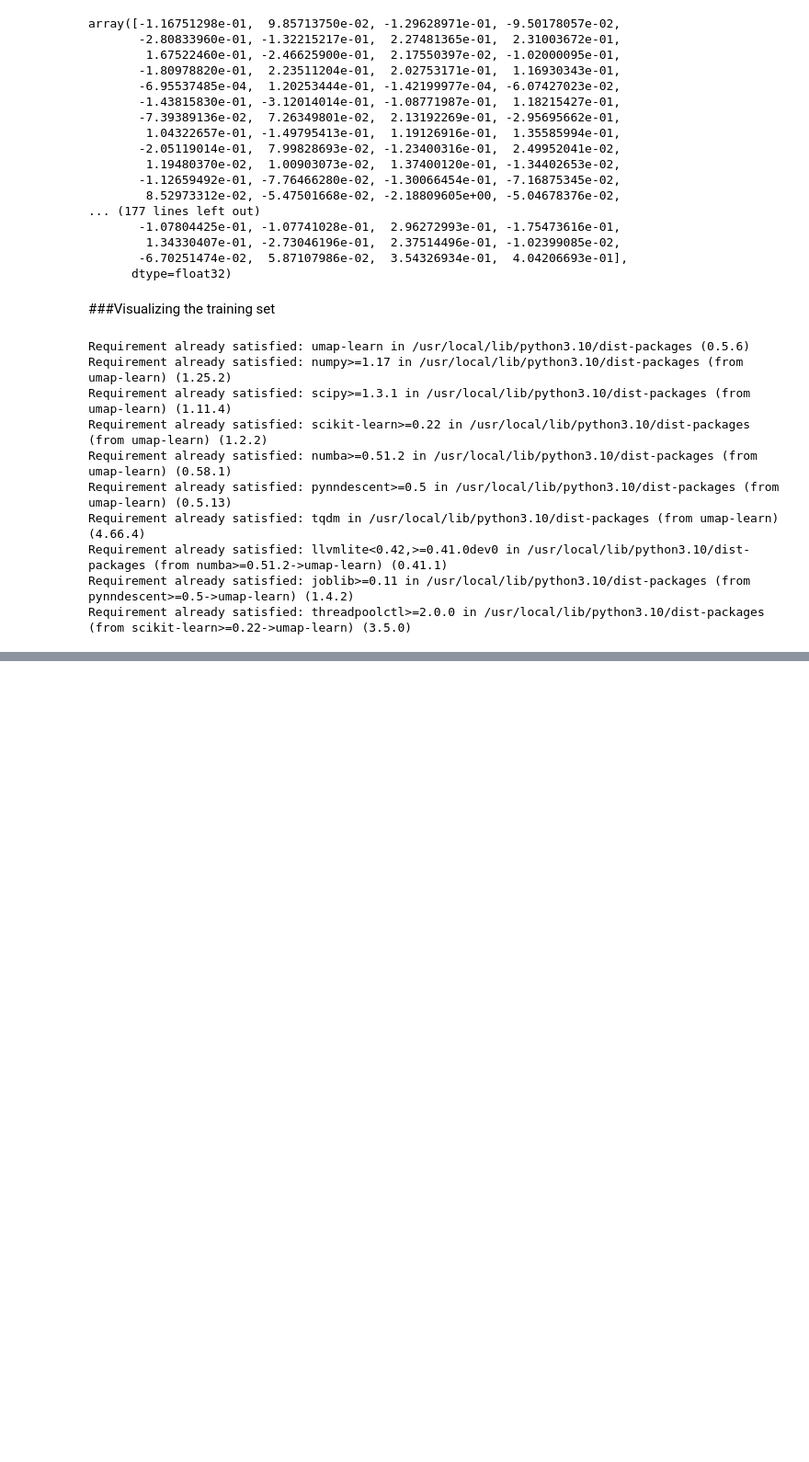
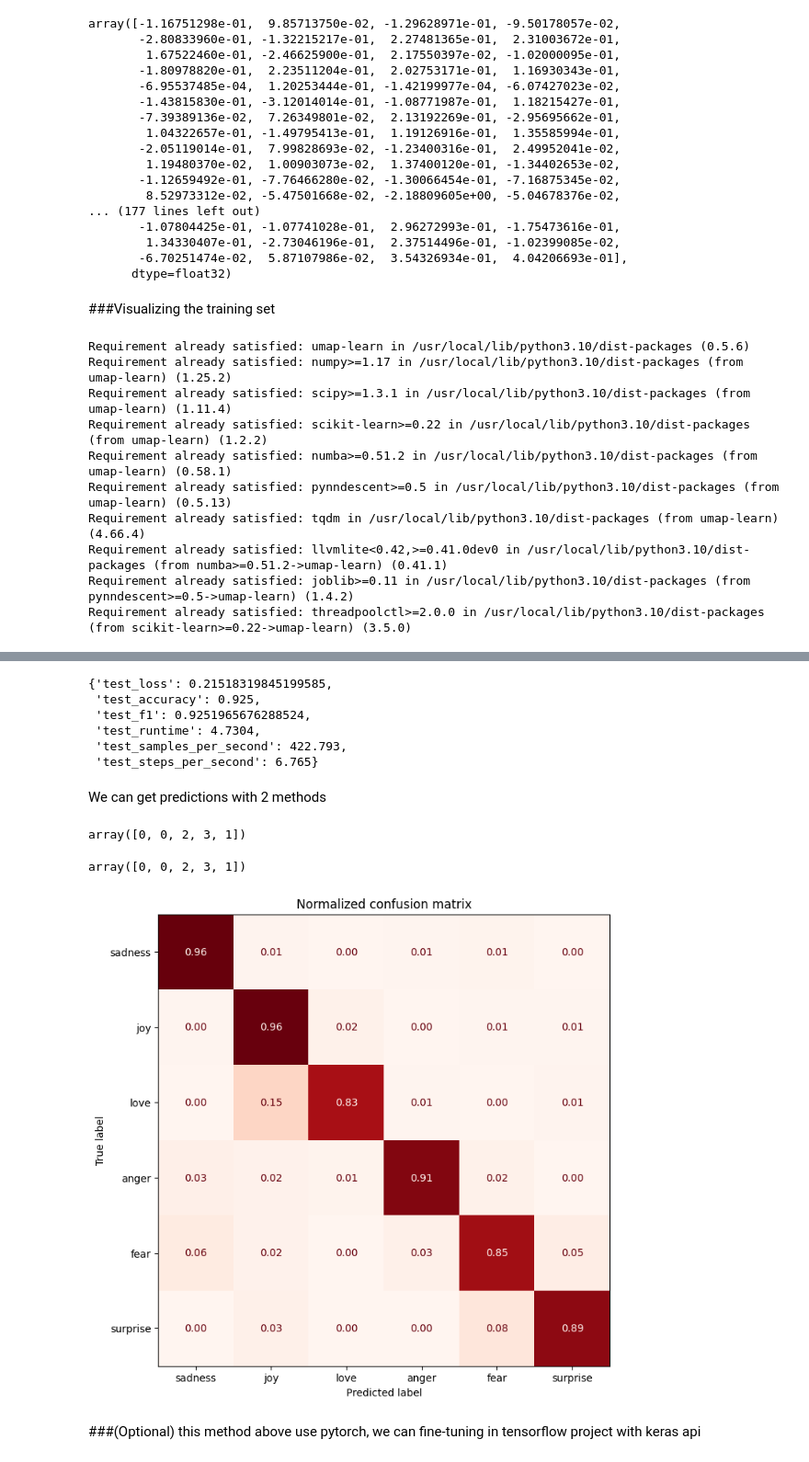
Before and after one commit to Tkag0001/Practice_NLP_with_transformer, a Jupyter notebook: Text_classification_chapter_2.ipynb, the cells around one changed output, grey strips where cells are left out. Shown at 92% size. Saved outputs shown, nothing was run; the diff lists cells and outputs as text; code cells hidden in the pictures; blank space fills up the shorter version.

```diff
--- a/Text_classification_chapter_2.ipynb
+++ b/Text_classification_chapter_2.ipynb
@@ -664,0 +805,15 @@ plt.show()
+# %%
+batch_size = 64
+logging_steps = len(emotions_encoded["train"])
+model_name = f"{model_ckpt}-findtuned-emotion"
+training_args = TrainingArguments(output_dir=model_name,
+                                  num_train_epochs=2,
+                                  learning_rate=2e-5,
+                                  per_device_train_batch_size=batch_size,
+                                  per_device_eval_batch_size=batch_size,
+                                  weight_decay=0.01,
+                                  evaluation_strategy="epoch",
+                                  disable_tqdm=False,
+                                  logging_steps=logging_steps,
+                                  push_to_hub=True,
+                                  log_level="error")
@@ -664,0 +826,7 @@ plt.show()
+# %%
+trainer = Trainer(model = model, args = training_args,
+                  compute_metrics = compute_metrics,
+                  train_dataset = emotions_encoded["train"],
+                  eval_dataset = emotions_encoded["validation"],
+                  tokenizer = tokenizer)
+trainer.train()
@@ -664,0 +839,2 @@ plt.show()
+# %%
+preds_output = trainer.predict(emotions_encoded["validation"])
@@ -664,0 +859,17 @@ plt.show()
+# %%
+preds_output.metrics
+# %% [output]
+{'test_loss': 0.21518319845199585,
+ 'test_accuracy': 0.925,
+ 'test_f1': 0.9251965676288524,
+ 'test_runtime': 4.7304,
+ 'test_samples_per_second': 422.793,
+ 'test_steps_per_second': 6.765}
+# %% [markdown]
+We can get predictions with 2 methods
+# %%
+y_preds = np.argmax(preds_output.predictions, axis = 1)
+# %%
+y_preds[:5]
+# %% [output]
+array([0, 0, 2, 3, 1])
@@ -664,0 +878,10 @@ plt.show()
+# %%
+y_preds_1[:5]
+# %% [output]
+array([0, 0, 2, 3, 1])
+# %%
+plot_confusion_matrix(y_preds, y_valid, labels)
+# %% [output]
+[figure, added]
+# %% [markdown]
+###(Optional) this method above use pytorch, we can fine-tuning in tensorflow project with keras api
```
Also changed, not shown: parts of 63 cells of this notebook.
